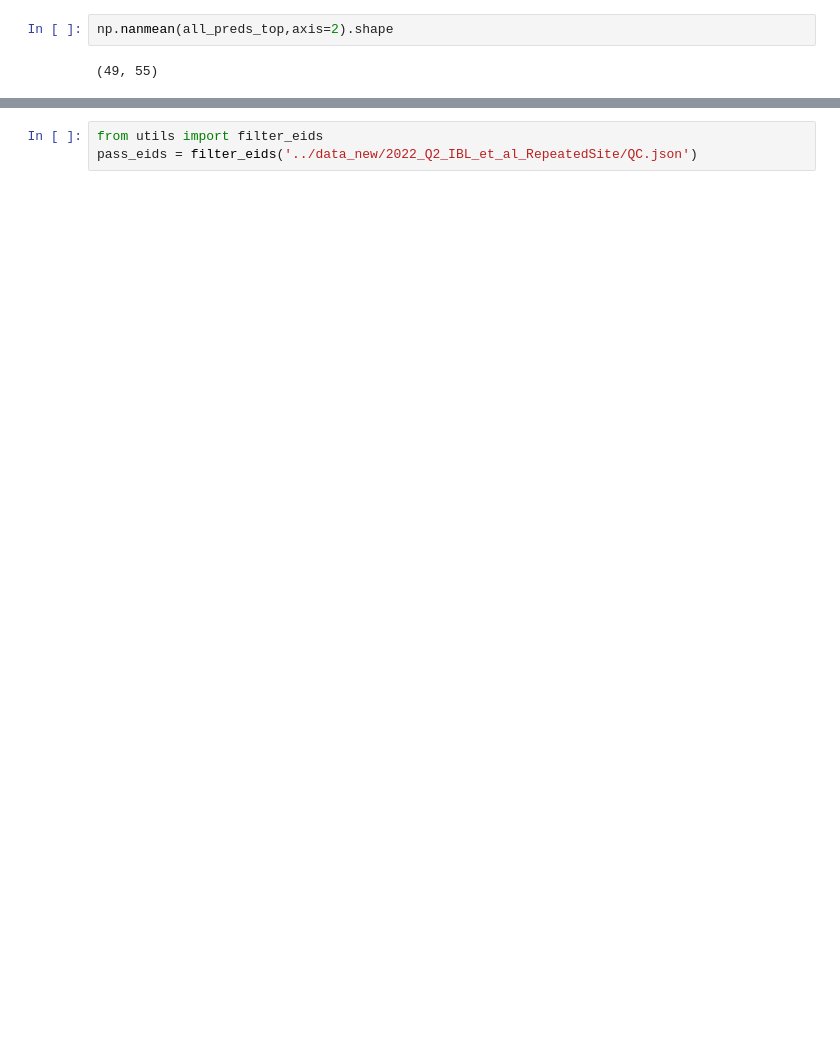
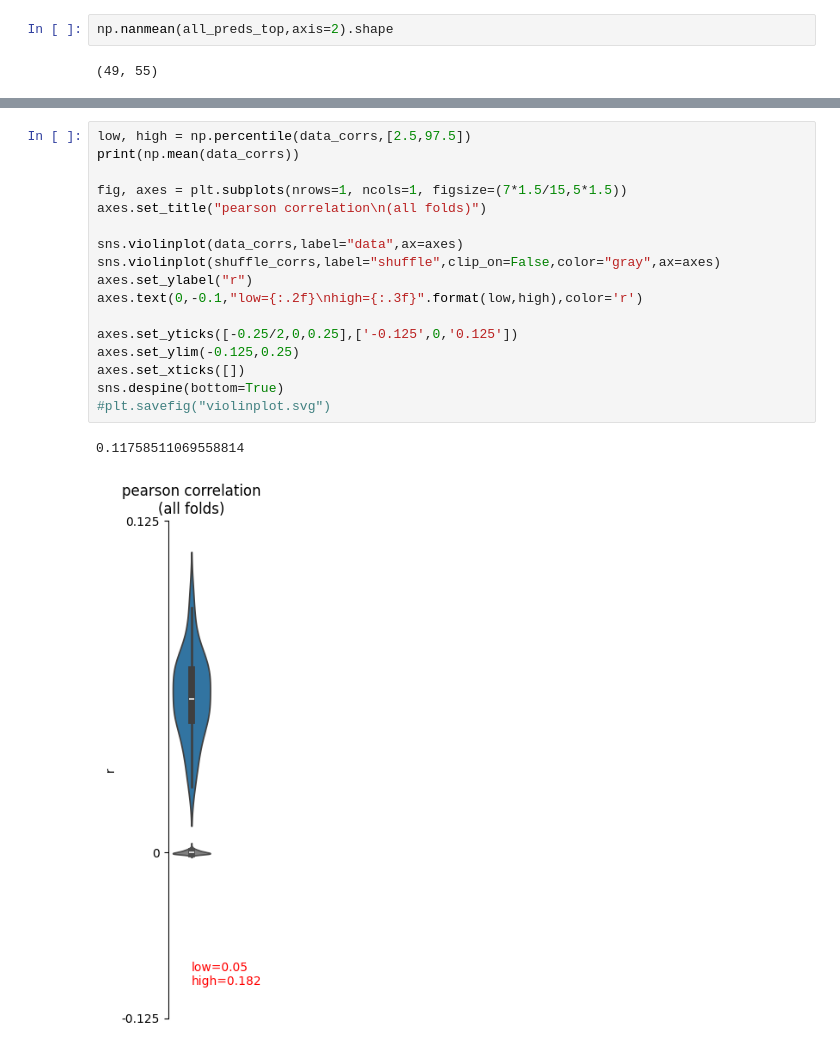
Before and after one commit to brunaafl/ShapeMetrics, a Jupyter notebook: ibl_analyses/notebooks/shape_metrics_figure.ipynb, the cells around one changed output, grey strips where cells are left out. Drawn from its saved outputs; the diff is of its cells as text; blank space fills up the shorter version.

```diff
--- a/ibl_analyses/notebooks/shape_metrics_figure.ipynb
+++ b/ibl_analyses/notebooks/shape_metrics_figure.ipynb
@@ -869,3 +884,20 @@ sns.despine(bottom=True)
-# %%
-from utils import filter_eids
-pass_eids = filter_eids('../data_new/2022_Q2_IBL_et_al_RepeatedSite/QC.json')
+# %%
+low, high = np.percentile(data_corrs,[2.5,97.5])
+print(np.mean(data_corrs))
+
+fig, axes = plt.subplots(nrows=1, ncols=1, figsize=(7*1.5/15,5*1.5))
+axes.set_title("pearson correlation\n(all folds)")
+
+sns.violinplot(data_corrs,label="data",ax=axes)
+sns.violinplot(shuffle_corrs,label="shuffle",clip_on=False,color="gray",ax=axes)
+axes.set_ylabel("r")
+axes.text(0,-0.1,"low={:.2f}\nhigh={:.3f}".format(low,high),color='r')
+
+axes.set_yticks([-0.25/2,0,0.25],['-0.125',0,'0.125'])
+axes.set_ylim(-0.125,0.25)
+axes.set_xticks([])
+sns.despine(bottom=True)
+#plt.savefig("violinplot.svg")
+# %% [output]
+0.11758511069558814
+[figure, added]
```
Also changed, not shown: parts of 10 cells of this notebook, 4 other files.
